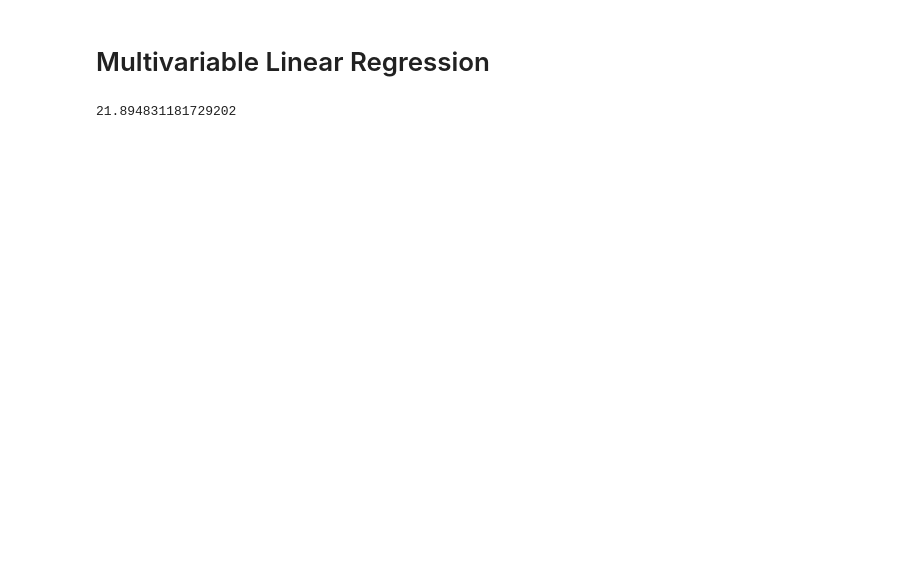
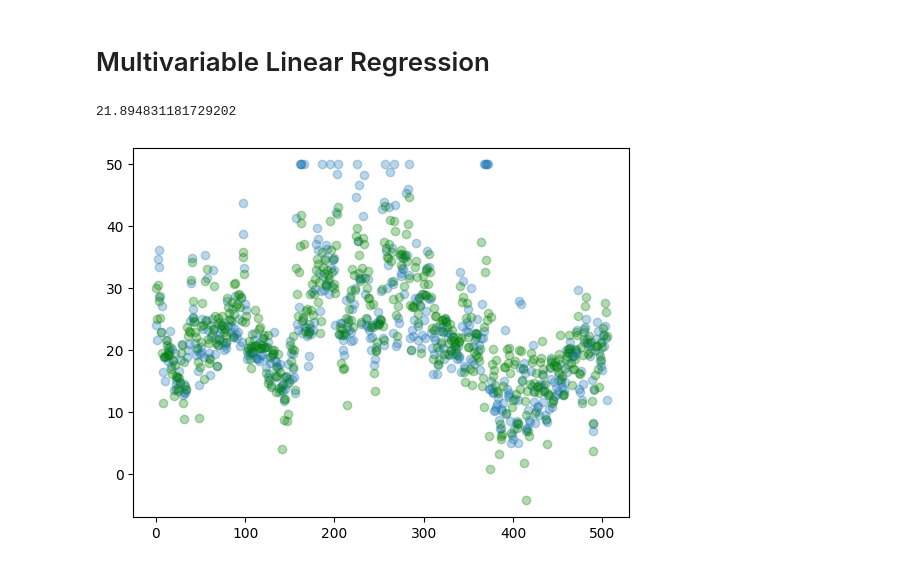
Before and after one commit to basketball23/nyu-machine-learning, a Jupyter notebook: day3/linear-regression.ipynb, the cells around one changed output. Drawn from its saved outputs; the diff is of its cells as text; code cells hidden in the pictures; blank space fills up the shorter version.

```diff
--- a/day3/linear-regression.ipynb
+++ b/day3/linear-regression.ipynb
@@ -145,23 +135,28 @@ print(mse)
 # %%
 x_col_names = ['CRIM','ZN','INDUS','CHAS','NOX','RM','AGE','DIS','RAD','TAX','PTRATIO','B','LSTAT']
 y_col_names = ['PRICE']
 
 x = df[x_col_names].values
 y = df["PRICE"].values
 
 ones_col = np.ones((x.shape[0], 1))
 
 X = np.hstack([ones_col, x])
 Y = y.reshape(-1, 1)
 
-
 W = np.linalg.inv(X.T @ X) @ X.T @ Y
 
 y_hat = X @ W
 
 error = (Y - y_hat) ** 2
 mse = np.mean(error)
 
 print(mse)
+
+# Graph
+plt.scatter(range(506), y, alpha=0.3)
+plt.scatter(range(506), y_hat, color="green", alpha=0.3)
+plt.show()
 # %% [output]
 21.894831181729202
+[figure, added]
```
Also changed, not shown: parts of 5 cells of this notebook, 1 other file.
